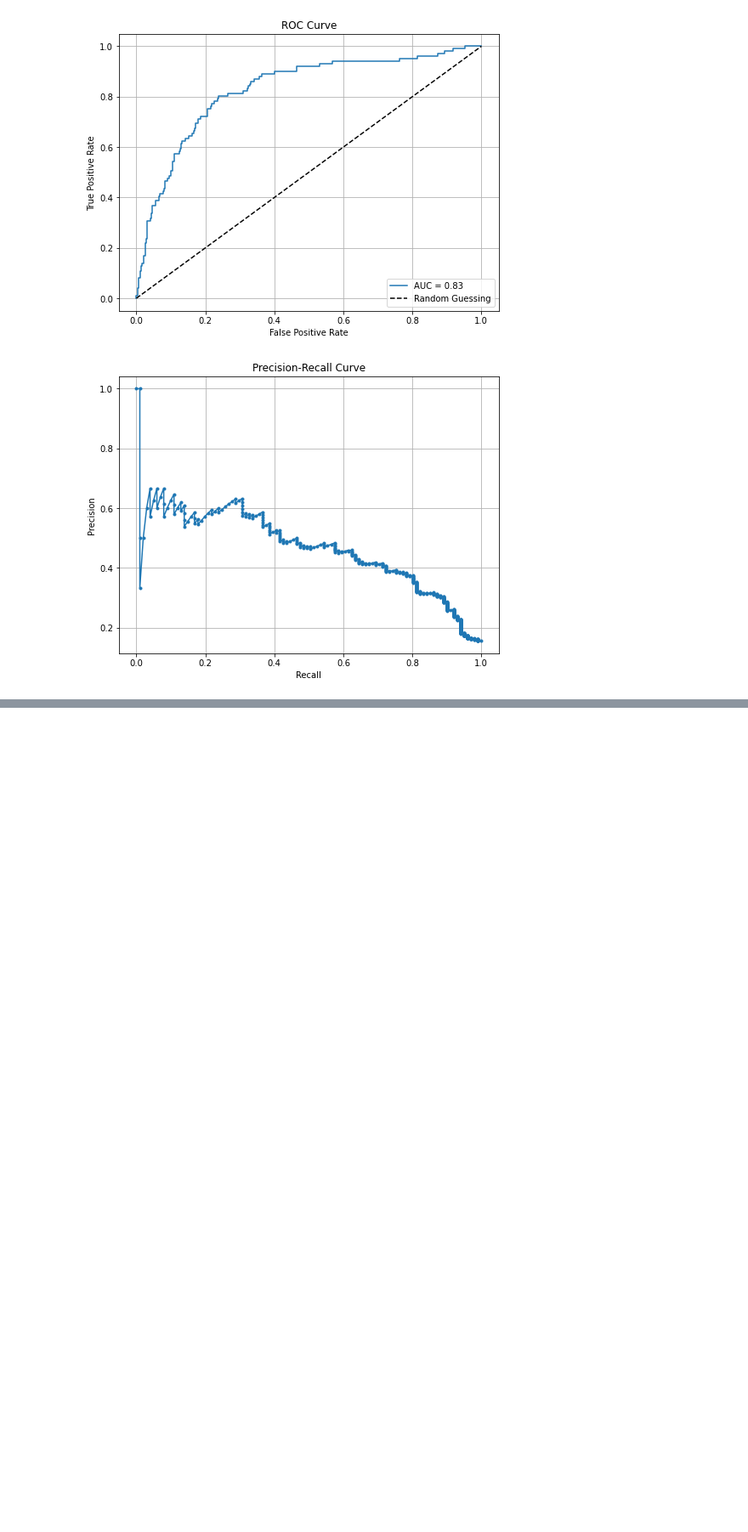
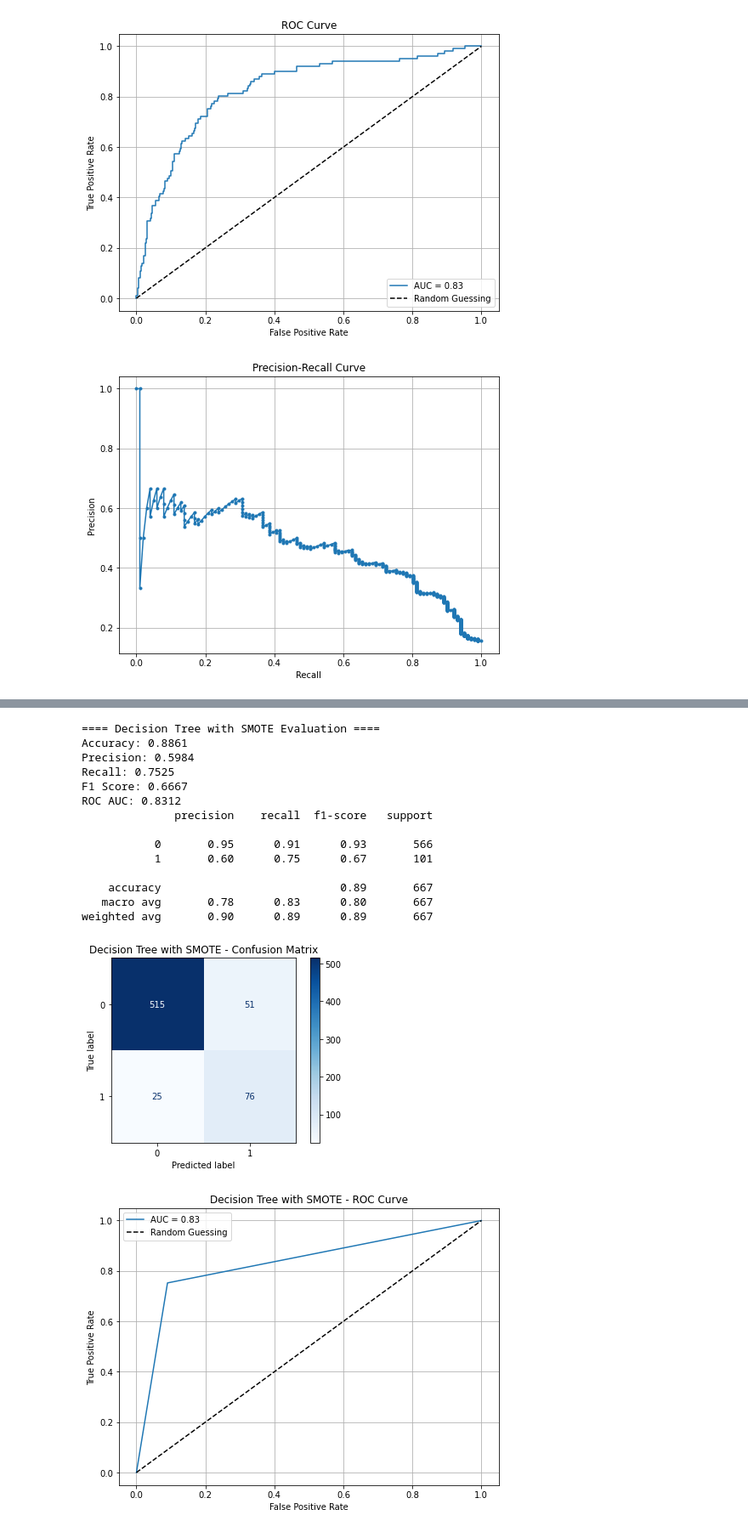
Before and after one commit to CWanderi/P3-Project, a Jupyter notebook: SyriaTel_Customer_Churn_Analysis.ipynb, the cells around one changed output, grey strips where cells are left out. Shown at 85% size. Cells and saved outputs as stored; diff of their text form; code cells hidden in the pictures; blank space fills up the shorter version.

```diff
--- a/SyriaTel_Customer_Churn_Analysis.ipynb
+++ b/SyriaTel_Customer_Churn_Analysis.ipynb
@@ -250,0 +348,28 @@ plt.show()
+# %%
+# apply SMOTE on the scaled training data
+smote = SMOTE(random_state=42)
+X_train_smote, y_train_smote = smote.fit_resample(X_train_scaled, y_train)
+
+# train a Decision Tree on the SMOTE-resampled data
+tree_smote = DecisionTreeClassifier(random_state=42)
+tree_smote.fit(X_train_smote, y_train_smote)
+
+# Evaluate
+evaluation_model(tree_smote, X_test_scaled, y_test, "Decision Tree with SMOTE")
+# %% [output]
+==== Decision Tree with SMOTE Evaluation ====
+Accuracy: 0.8861
+Precision: 0.5984
+Recall: 0.7525
+F1 Score: 0.6667
+ROC AUC: 0.8312
+              precision    recall  f1-score   support
+
+           0       0.95      0.91      0.93       566
+           1       0.60      0.75      0.67       101
+
+    accuracy                           0.89       667
+   macro avg       0.78      0.83      0.80       667
+weighted avg       0.90      0.89      0.89       667
+[figure, added]
+[figure, added]
```
Also changed, not shown: parts of 10 cells of this notebook.
